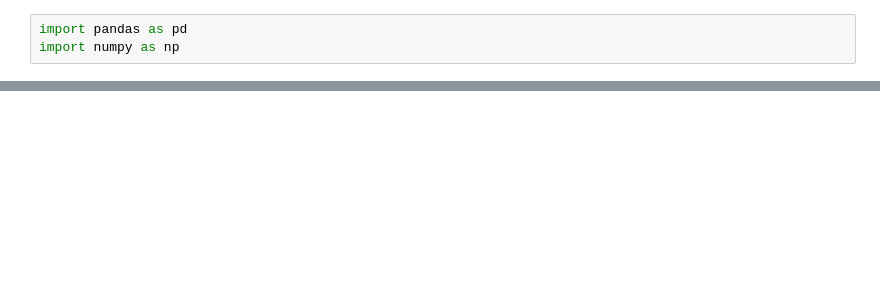
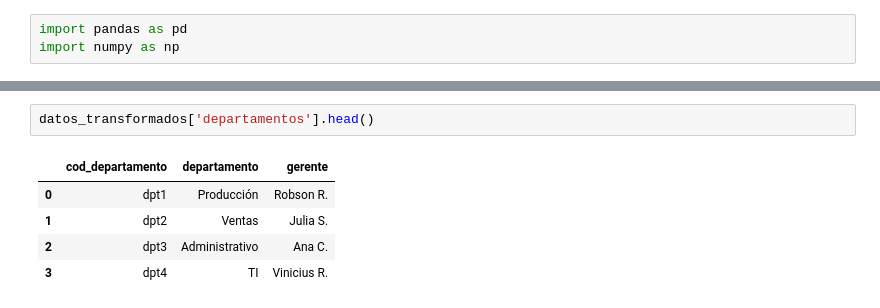
Before and after one commit to rrjmr2004/repositorio-henry, a Jupyter notebook: ejemplo.ipynb, the cells around one changed output, grey strips where cells are left out. Cells and saved outputs as stored; diff of their text form; blank space fills up the shorter version.

```diff
--- a/ejemplo.ipynb
+++ b/ejemplo.ipynb
@@ -15 +41,9 @@ df.head()
+# %%
+datos_transformados['departamentos'].head()
+# %% [output]
+|  | cod_departamento | departamento | gerente |
+| 0 | dpt1 | Producción | Robson R. |
+| 1 | dpt2 | Ventas | Julia S. |
+| 2 | dpt3 | Administrativo | Ana C. |
+| 3 | dpt4 | TI | Vinicius R. |
 # %%
```
Also changed, not shown: parts of 20 cells of this notebook, 1 other file.
